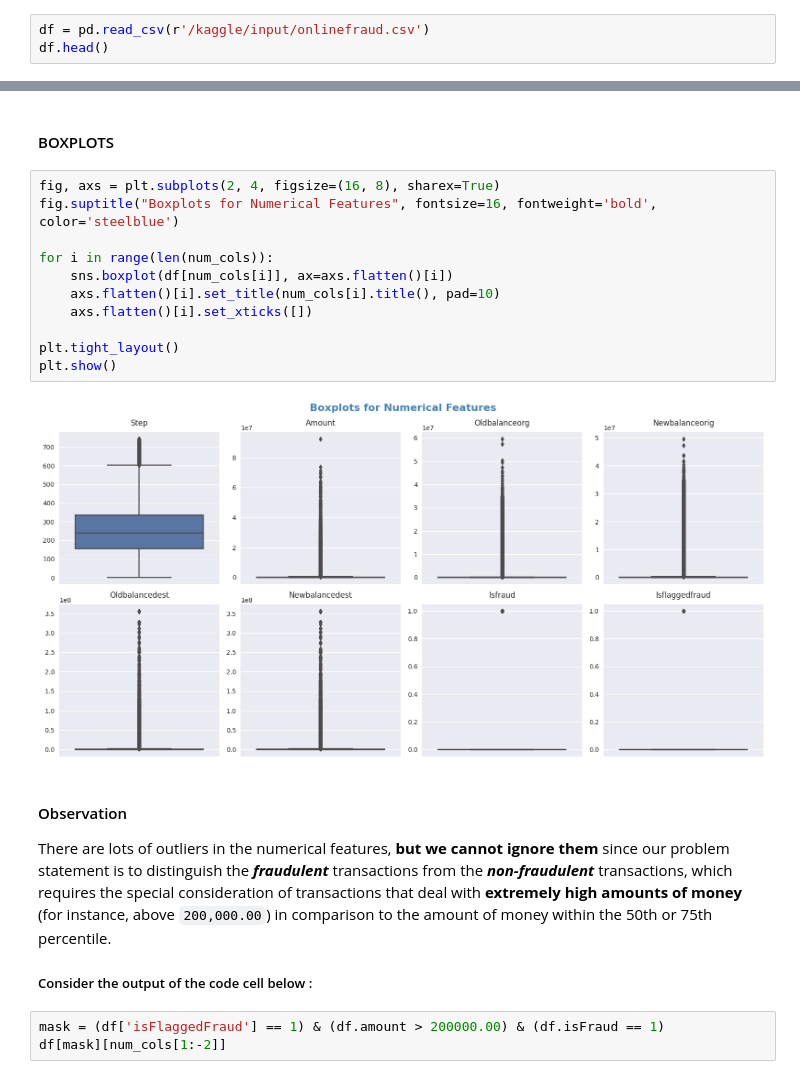
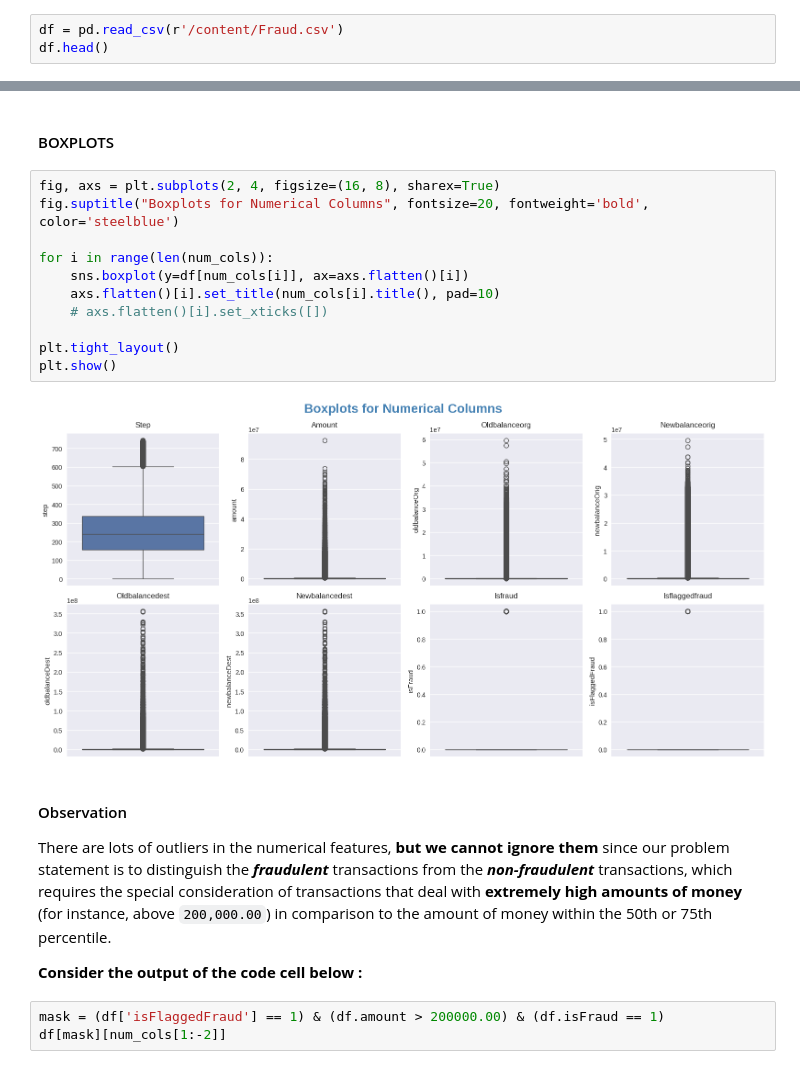
Before and after one commit to nirmit27/ds-and-ml, a Jupyter notebook: Models/transaction-fraud-predictor.ipynb, the cells around one changed output, grey strips where cells are left out. Saved outputs shown, nothing was run; the diff lists cells and outputs as text.

```diff
--- a/Models/transaction-fraud-predictor.ipynb
+++ b/Models/transaction-fraud-predictor.ipynb
@@ -42,5 +36,5 @@ for dirname, _, filenames in os.walk('/kaggle/input'):
 # %%
-df = pd.read_csv(r'/kaggle/input/onlinefraud.csv')
+df = pd.read_csv(r'/content/Fraud.csv')
 df.head()
 # %% [output]
 |  | step | type | amount | nameOrig | oldbalanceOrg | newbalanceOrig | nameDest | oldbalanceDest | ... |
@@ -124,22 +119,22 @@ df[num_cols[1:-2]].describe()
 #### BOXPLOTS
 # %%
 fig, axs = plt.subplots(2, 4, figsize=(16, 8), sharex=True)
-fig.suptitle("Boxplots for Numerical Features", fontsize=16, fontweight='bold', color='steelblue')
+fig.suptitle("Boxplots for Numerical Columns", fontsize=20, fontweight='bold', color='steelblue')
 
 for i in range(len(num_cols)):
-    sns.boxplot(df[num_cols[i]], ax=axs.flatten()[i])
+    sns.boxplot(y=df[num_cols[i]], ax=axs.flatten()[i])
     axs.flatten()[i].set_title(num_cols[i].title(), pad=10)
-    axs.flatten()[i].set_xticks([])
+    # axs.flatten()[i].set_xticks([])
 
 plt.tight_layout()
 plt.show()
 # %% [output]
-[figure, old version]
+[figure, new version]
 # %% [markdown]
 #### Observation
 There are lots of outliers in the numerical features, **but we cannot ignore them** since our problem statement is to distinguish the ***fraudulent*** transactions from the ***non-fraudulent*** transactions, which requires the special consideration of transactions that deal with **extremely high amounts of money** (for instance, above `200,000.00`) in comparison to the amount of money within the 50th or 75th percentile.
 
-##### Consider the output of the code cell below :
+**Consider the output of the code cell below :**
 # %%
 mask = (df['isFlaggedFraud'] == 1) & (df.amount > 200000.00) & (df.isFraud == 1)
 df[mask][num_cols[1:-2]]
```
Also changed, not shown: parts of 37 cells of this notebook.
